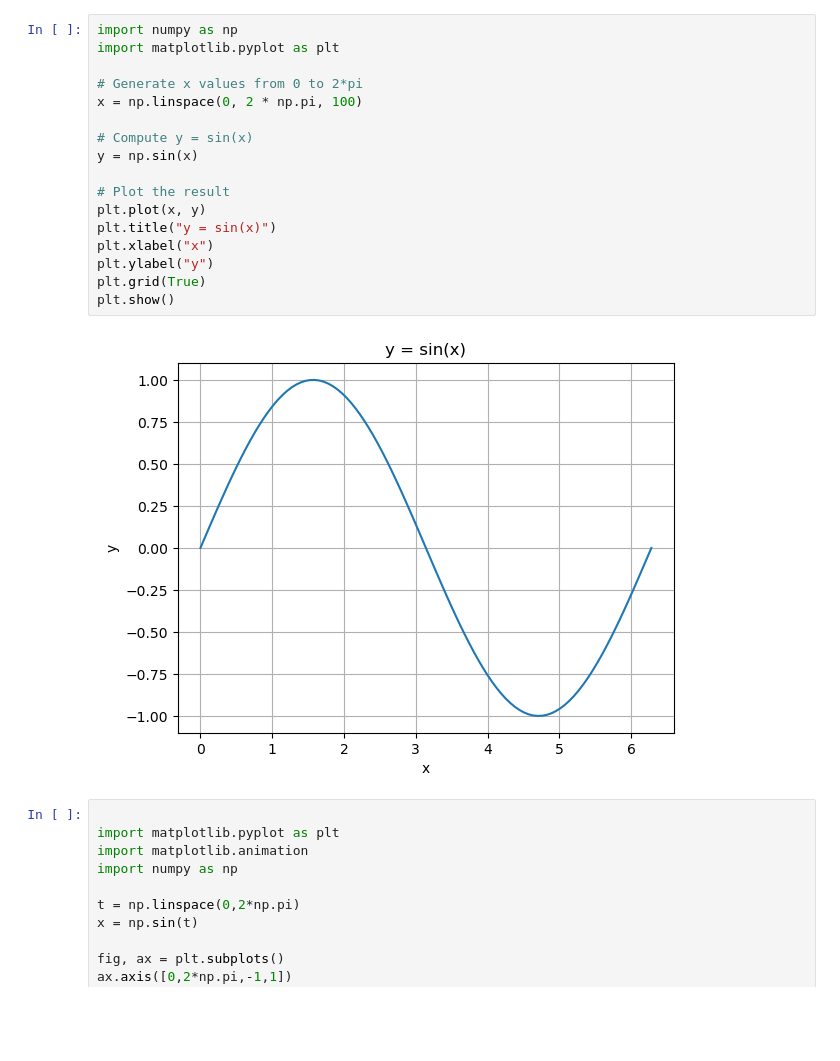
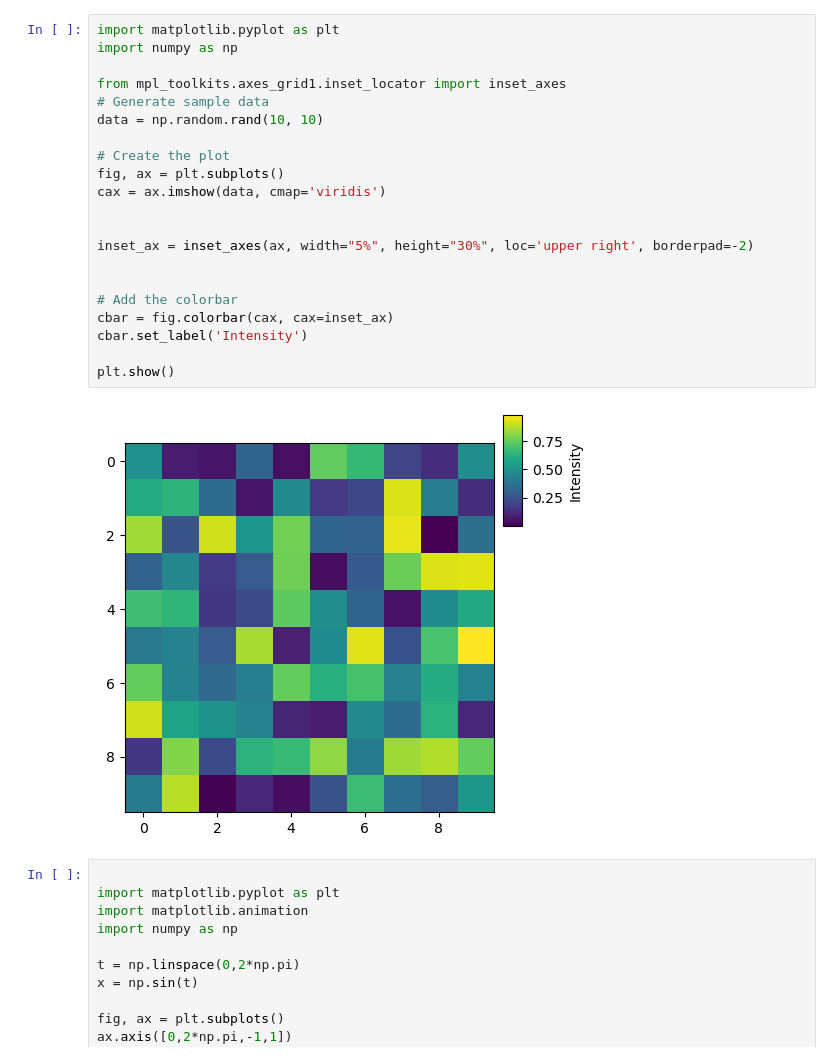
Before and after one commit to laq/msc-intro-computational-meteorology-exercises-w2024, a Jupyter notebook: projects/europeEnergy/Untitled.ipynb, the cells around one changed output. Saved outputs shown, nothing was run; the diff lists cells and outputs as text; blank space fills up the shorter version.

```diff
--- a/projects/europeEnergy/Untitled.ipynb
+++ b/projects/europeEnergy/Untitled.ipynb
@@ -1,22 +1,26 @@
 # %%
+import matplotlib.pyplot as plt
 import numpy as np
-import matplotlib.pyplot as plt
 
-# Generate x values from 0 to 2*pi
-x = np.linspace(0, 2 * np.pi, 100)
+from mpl_toolkits.axes_grid1.inset_locator import inset_axes
+# Generate sample data
+data = np.random.rand(10, 10)
 
-# Compute y = sin(x)
-y = np.sin(x)
+# Create the plot
+fig, ax = plt.subplots()
+cax = ax.imshow(data, cmap='viridis')
 
-# Plot the result
-plt.plot(x, y)
-plt.title("y = sin(x)")
-plt.xlabel("x")
-plt.ylabel("y")
-plt.grid(True)
+
+inset_ax = inset_axes(ax, width="5%", height="30%", loc='upper right', borderpad=-2)
+
+
+# Add the colorbar
+cbar = fig.colorbar(cax, cax=inset_ax)
+cbar.set_label('Intensity')
+
 plt.show()
 # %% [output]
-[figure, old version]
+[figure, new version]
 # %%
 
 import matplotlib.pyplot as plt
```
Also changed, not shown: 6 other files.
